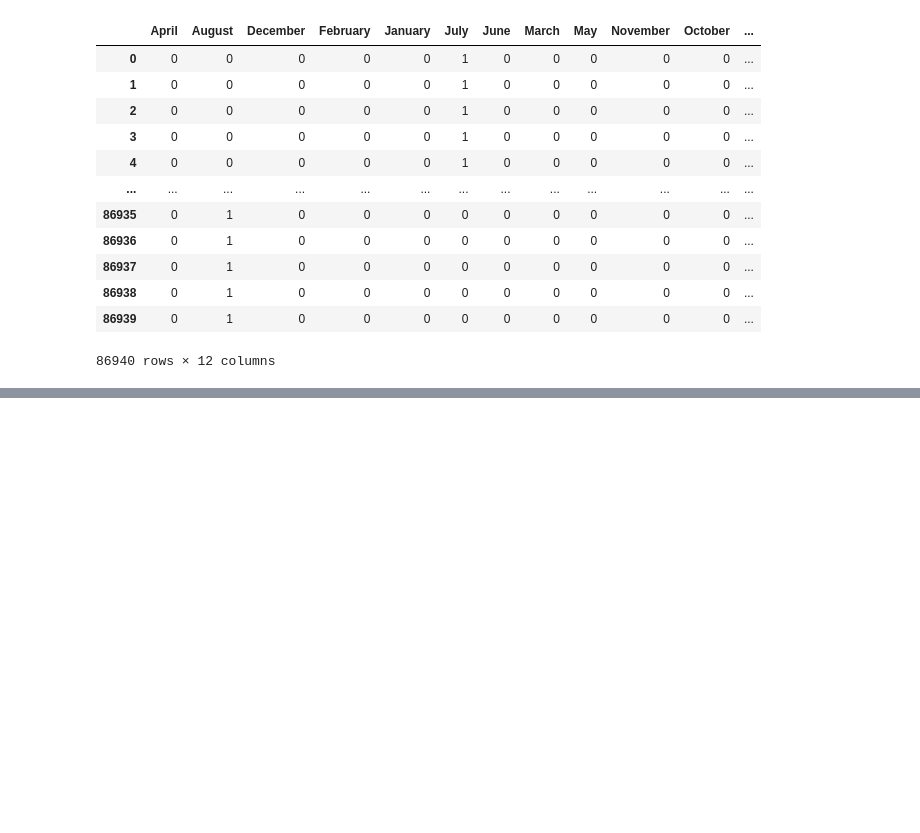
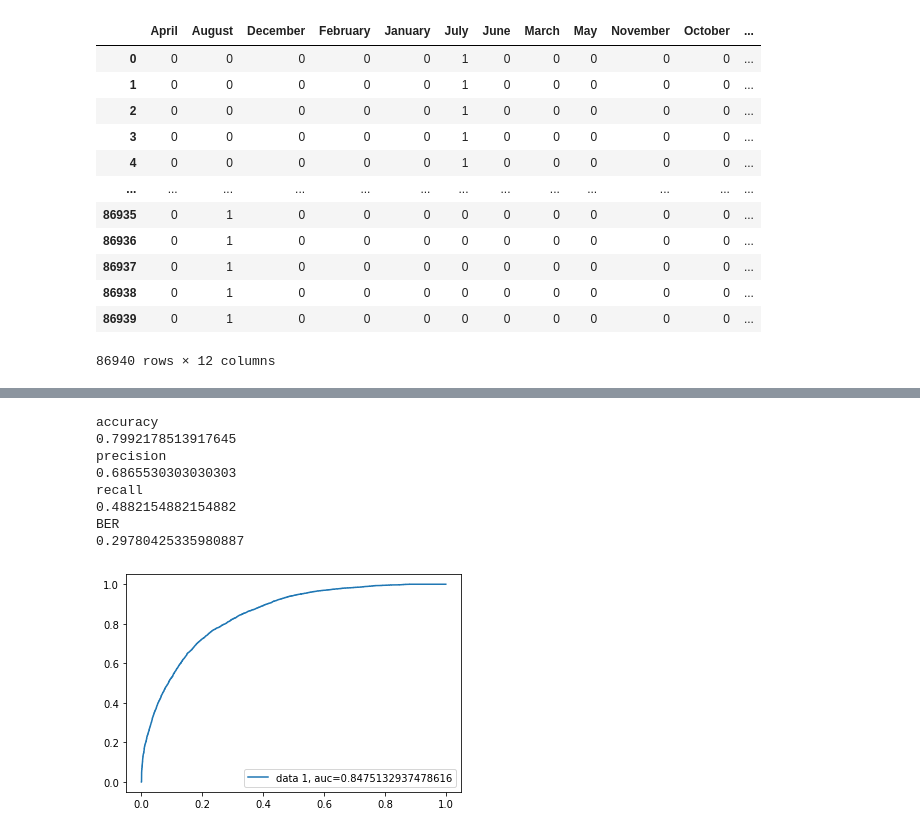
Before and after one commit to avni510/cse258, a Jupyter notebook: henry/logistic_regression.ipynb, the cells around one changed output, grey strips where cells are left out. Saved outputs shown, nothing was run; the diff lists cells and outputs as text; code cells hidden in the pictures; blank space fills up the shorter version.

```diff
--- a/henry/logistic_regression.ipynb
+++ b/henry/logistic_regression.ipynb
@@ -137,0 +181,59 @@ array([[0.7455301 , 0.2544699 ],
+# %%
+new_df = df.loc[:, df.columns.intersection(['offset','hotel', 'lead_time', 'arrival_date_year',
+       'arrival_date_month', 'arrival_date_week_number',
+       'arrival_date_day_of_month', 'stays_in_weekend_nights',
+       'stays_in_week_nights', 'adults', 'children', 'babies', 'meal',
+       'country', 'market_segment', 'distribution_channel',
+       'is_repeated_guest', 'previous_cancellations',
+       'previous_bookings_not_canceled', 'reserved_room_type',
+       'assigned_room_type', 'booking_changes', 'deposit_type', 'days_in_waiting_list', 'customer_type', 'adr',
+       'required_car_parking_spaces', 'total_of_special_requests', 'agent_is_null',
+       'company_is_null'])]
+#print(new_df.isna().sum())
+X = features_to_encode_and_bind(['hotel','arrival_date_year','arrival_date_month','arrival_date_week_number','meal','country','market_segment','distribution_channel','reserved_room_type','assigned_room_type','deposit_type','customer_type',],new_df)
+Y = df['is_canceled']
+
+X_train,X_test,y_train,y_test=train_test_split(X,Y,test_size=0.25,random_state=0)
+
+logreg = LogisticRegression(solver='lbfgs', max_iter=10000)
+logreg.fit(X_train,y_train)
+y_pred=logreg.predict(X_test)
+
+calc_accuracy(y_test, y_pred)
+
+cnf_matrix = metrics.confusion_matrix(y_test, y_pred)
+# print(cnf_matrix)
+# print("Accuracy:",metrics.accuracy_score(y_test, y_pred)) #correct predictions
+# print("Precision:",metrics.precision_score(y_test, y_pred)) #if I say it was cancelled, how many were actually cancelled
+# print("Recall:",metrics.recall_score(y_test, y_pred)) #if they actually cancelled, how many was caught
+
+y_pred_proba = logreg.predict_proba(X_test)[::,1]
+fpr, tpr, _ = metrics.roc_curve(y_test,  y_pred_proba)
+auc = metrics.roc_auc_score(y_test, y_pred_proba)
+plt.plot(fpr,tpr,label="data 1, auc="+str(auc))
+plt.legend(loc=4)
+plt.show()
+
+
+# 'hotel', 'is_canceled', 'lead_time', 'arrival_date_year',
+#        'arrival_date_month', 'arrival_date_week_number',
+#        'arrival_date_day_of_month', 'stays_in_weekend_nights',
+#        'stays_in_week_nights', 'adults', 'children', 'babies', 'meal',
+#        'country', 'market_segment', 'distribution_channel',
+#        'is_repeated_guest', 'previous_cancellations',
+#        'previous_bookings_not_canceled', 'reserved_room_type',
+#        'assigned_room_type', 'booking_changes', 'deposit_type', 'agent',
+#        'company', 'days_in_waiting_list', 'customer_type', 'adr',
+#        'required_car_parking_spaces', 'total_of_special_requests',
+#        'reservation_status', 'reservation_status_date', 'agent_is_null',
+#        'company_is_null'
+# %% [output]
+accuracy
+0.7992178513917645
+precision
+0.6865530303030303
+recall
+0.4882154882154882
+BER
+0.29780425335980887
+[figure, added]
```
Also changed, not shown: parts of 18 cells of this notebook, 5 other files.
